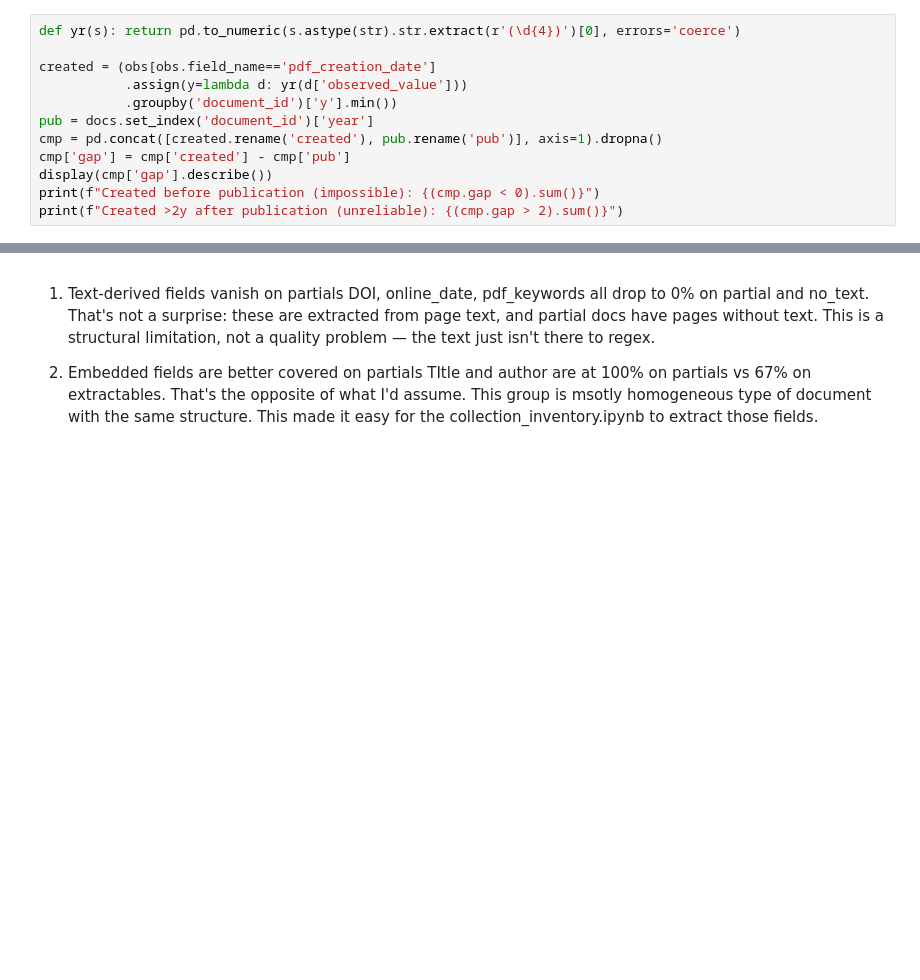
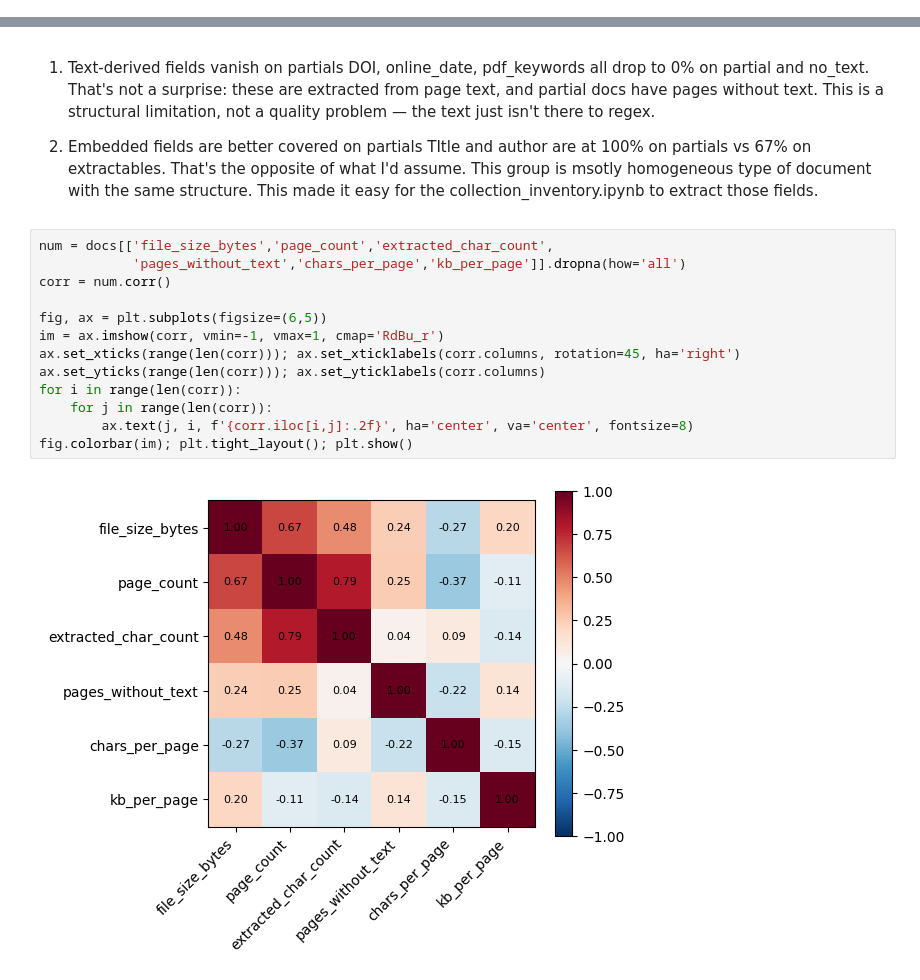
Before and after one commit to georgyHZ/DDD, a Jupyter notebook: notebooks/03_statistical analysos.ipynb, the cells around one changed output, grey strips where cells are left out. Cells and saved outputs as stored; diff of their text form; blank space fills up the shorter version.

```diff
--- a/notebooks/03_statistical analysos.ipynb
+++ b/notebooks/03_statistical analysos.ipynb
@@ -48,15 +48,3 @@ docs.groupby('text_status')['characters_by_page'].describe().round(1)
 | partial | 7.0 | 927.7 | 429.7 | 511.3 | 606.9 | 672.2 | 1256.6 | 1583.3 |
 # %% [markdown]
 In the above table we can see that character by page count across the collection averages 2,935 characters per page among fully extractable documents, with a median of 2,317 and an interquartile range of 1,638–4,107. The distribution is right-skewed, indicating a long upper tail of unusually dense documents rather than a symmetric spread. Seven partially extractable documents average 928 characters per page (median 672), roughly a third of the extractable group, consistent with pages that carry images, figures, or scanned inserts. A single document yielded no extractable text. Overall, the corpus is text-rich and well within normal ranges for born-digital PDFs, with only isolated anomalies at the tails.
-# %%
-def yr(s): return pd.to_numeric(s.astype(str).str.extract(r'(\d{4})')[0], errors='coerce')
-
-created = (obs[obs.field_name=='pdf_creation_date']
-           .assign(y=lambda d: yr(d['observed_value']))
-           .groupby('document_id')['y'].min())
-pub = docs.set_index('document_id')['year']
-cmp = pd.concat([created.rename('created'), pub.rename('pub')], axis=1).dropna()
-cmp['gap'] = cmp['created'] - cmp['pub']
-display(cmp['gap'].describe())
-print(f"Created before publication (impossible): {(cmp.gap < 0).sum()}")
-print(f"Created >2y after publication (unreliable): {(cmp.gap > 2).sum()}")
@@ -101,3 +77,18 @@ DOI, online_date, pdf_keywords all drop to 0% on partial and no_text. That's not
 
 2. Embedded fields are better covered on partials
 TItle and author are at 100% on partials vs 67% on extractables. That's the opposite of what I'd assume. This group is msotly homogeneous type of document with the same structure. This made it easy for the collection_inventory.ipynb to extract those fields.
+# %%
+num = docs[['file_size_bytes','page_count','extracted_char_count',
+            'pages_without_text','chars_per_page','kb_per_page']].dropna(how='all')
+corr = num.corr()
+
+fig, ax = plt.subplots(figsize=(6,5))
+im = ax.imshow(corr, vmin=-1, vmax=1, cmap='RdBu_r')
+ax.set_xticks(range(len(corr))); ax.set_xticklabels(corr.columns, rotation=45, ha='right')
+ax.set_yticks(range(len(corr))); ax.set_yticklabels(corr.columns)
+for i in range(len(corr)):
+    for j in range(len(corr)):
+        ax.text(j, i, f'{corr.iloc[i,j]:.2f}', ha='center', va='center', fontsize=8)
+fig.colorbar(im); plt.tight_layout(); plt.show()
+# %% [output]
+[figure, added]
```
Also changed, not shown: parts of 4 cells of this notebook.
